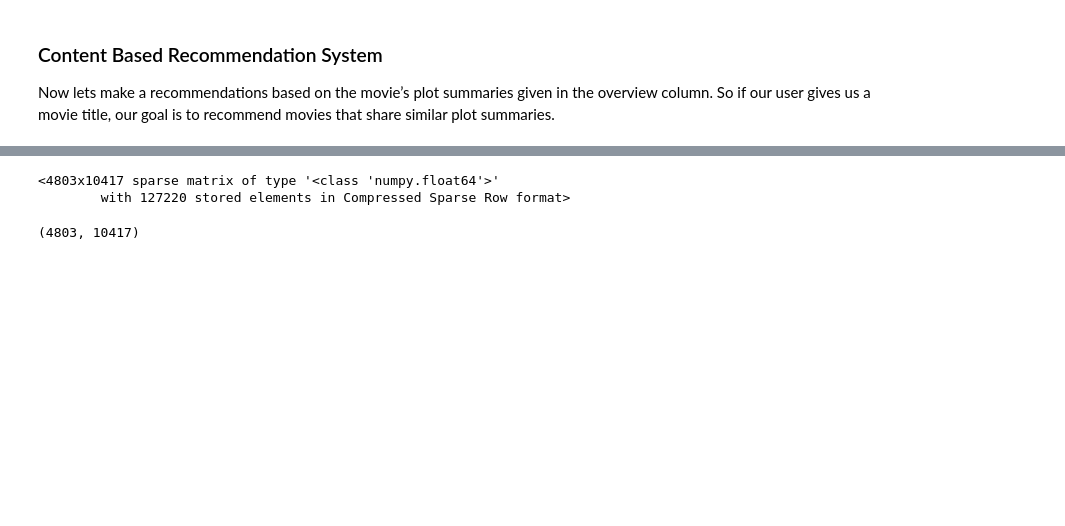
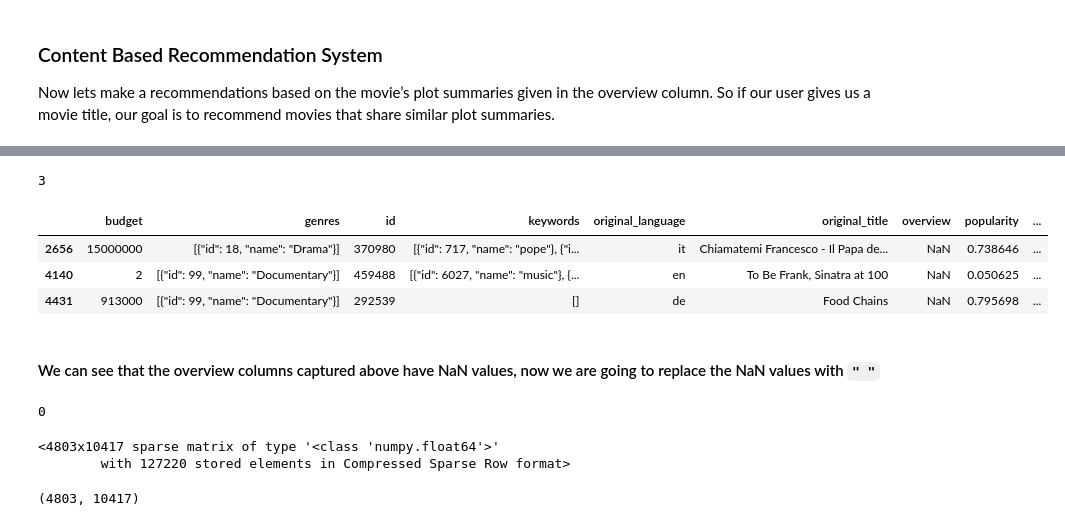
Before and after one commit to Chukwuemeka-James/Recommendation-Systems-Studio, a Jupyter notebook: Content Based Recommendation System/Content Based Recommendation Engines using Python.ipynb, the cells around one changed output, grey strips where cells are left out. Saved outputs shown, nothing was run; the diff lists cells and outputs as text; code cells hidden in the pictures; blank space fills up the shorter version.

```diff
--- a/Content Based Recommendation System/Content Based Recommendation Engines using Python.ipynb
+++ b/Content Based Recommendation System/Content Based Recommendation Engines using Python.ipynb
@@ -64,9 +64,8 @@
 import pandas as pd
 import numpy as np
 # %%
-credits = pd.read_csv("tmdb_5000_credits.csv")
+credits = pd.read_csv("archive/tmdb_5000_credits.csv")
+movies_df = pd.read_csv("archive/tmdb_5000_movies.csv")
-# %%
-movies_df = pd.read_csv("tmdb_5000_movies.csv")
 # %%
 credits.head()
 # %% [output]
@@ -156,11 +164,34 @@ movies_cleaned_df['overview'] = movies_cleaned_df['overview'].fillna('')
+# %%
+missing_values_count = movies_cleaned_df['overview'].isnull().sum()
+missing_values_count
+# %% [output]
+3
+# %%
+missing_overview = movies_cleaned_df[movies_cleaned_df['overview'].isnull()]
+missing_overview
+# %% [output]
+|  | budget | genres | id | keywords | original_language | original_title | overview | popularity | ... |
+| 2656 | 15000000 | [{"id": 18, "name": "Drama"}] | 370980 | [{"id": 717, "name": "pope"}, {"i... | it | Chiamatemi Francesco - Il Papa de... | NaN | 0.738646 | ... |
+| 4140 | 2 | [{"id": 99, "name": "Documentary"}] | 459488 | [{"id": 6027, "name": "music"}, {... | en | To Be Frank, Sinatra at 100 | NaN | 0.050625 | ... |
+| 4431 | 913000 | [{"id": 99, "name": "Documentary"}] | 292539 | [] | de | Food Chains | NaN | 0.795698 | ... |
+# %% [markdown]
+#### We can see that the overview columns captured above have NaN values, now we are going to replace the NaN values with `" "`
+# %%
+# Fill missing values in the 'overview' column with an empty string
+movies_cleaned_df['overview'] = movies_cleaned_df['overview'].fillna(' ')
+
+# Confirm there are no missing values
+missing_values_count = movies_cleaned_df['overview'].isnull().sum()
+missing_values_count
+# %% [output]
+0
 # %%
 # Fitting the TF-IDF on the 'overview' text
 tfv_matrix = tfv.fit_transform(movies_cleaned_df['overview'])
+tfv_matrix
+# %% [output]
+<4803x10417 sparse matrix of type '<class 'numpy.float64'>'
+        with 127220 stored elements in Compressed Sparse Row format>
-# %%
-tfv_matrix
-# %% [output]
-<4803x10417 sparse matrix of type '<class 'numpy.float64'>'
-        with 127220 stored elements in Compressed Sparse Row format>
 # %%
 tfv_matrix.shape
 # %% [output]
```
Also changed, not shown: parts of 13 cells of this notebook.
